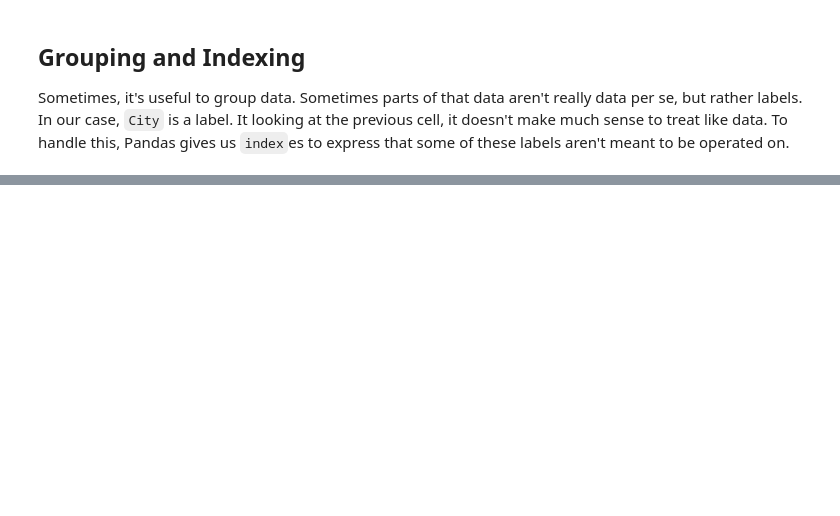
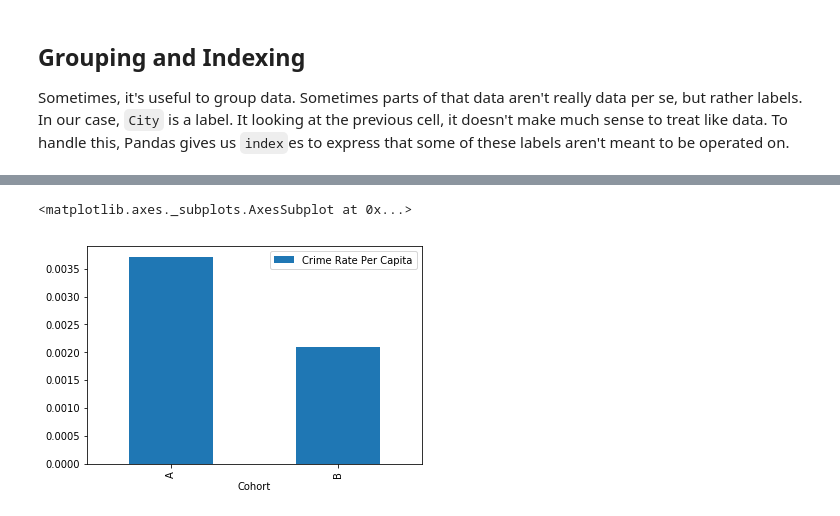
Before and after one commit to bstempi/sjpwdg-pandas-presentation, a Jupyter notebook: 03_common_dataframe_operations.ipynb, the cells around one changed output, grey strips where cells are left out. Drawn from its saved outputs; the diff is of its cells as text; code cells hidden in the pictures; blank space fills up the shorter version.

```diff
--- a/03_common_dataframe_operations.ipynb
+++ b/03_common_dataframe_operations.ipynb
@@ -51,0 +104,4 @@ cohort_df.plot(kind='bar')
+# %%
+df['Crime Rate Per Capita'] = df['Violent Crimes'] / df['Population']
+
+df
@@ -51,0 +118,4 @@ cohort_df.plot(kind='bar')
+# %%
+df = df[['Cohort', 'Crime Rate Per Capita']]
+
+df
@@ -51,0 +132,9 @@ cohort_df.plot(kind='bar')
+# %%
+%matplotlib inline
+import matplotlib.pyplot as plt
+
+cohort_df = df.groupby('Cohort').sum()
+cohort_df.plot(kind='bar')
+# %% [output]
+<matplotlib.axes._subplots.AxesSubplot at 0x...>
+[figure, added]
```
Also changed, not shown: parts of 10 cells of this notebook, 5 other files.
